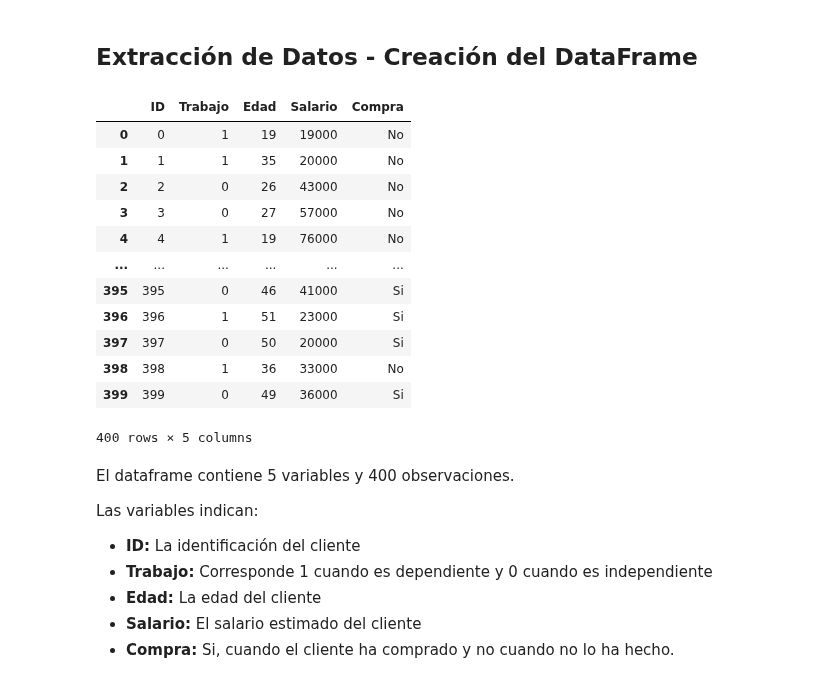
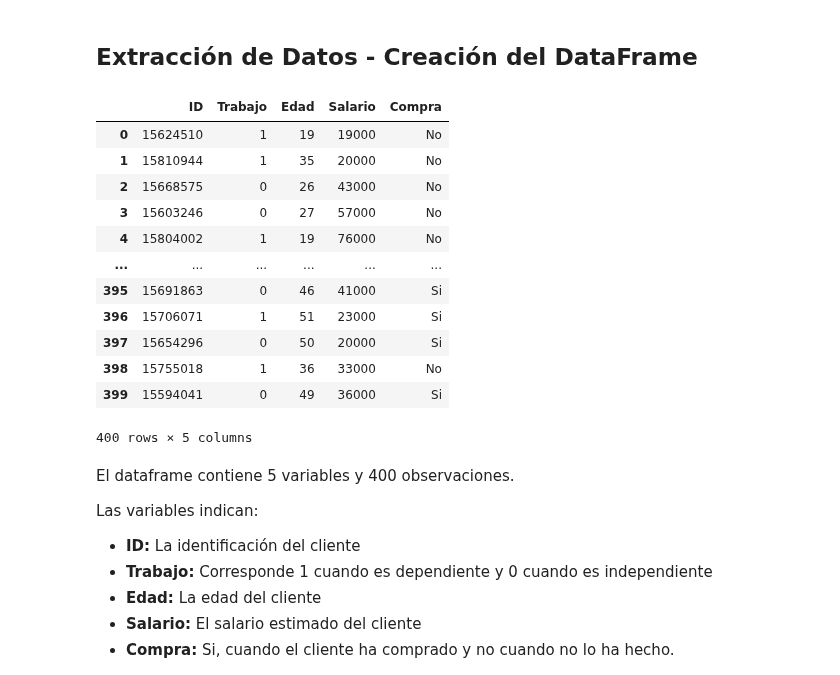
Before and after one commit to cristiandarioortegayubro/BA, a Jupyter notebook: cl_km_02.ipynb, the cells around one changed output. Saved outputs shown, nothing was run; the diff lists cells and outputs as text; code cells hidden in the pictures.

```diff
--- a/cl_km_02.ipynb
+++ b/cl_km_02.ipynb
@@ -28,4 +28,4 @@ from sklearn.metrics import silhouette_score
 # %% [markdown]
 ## **Extracción de Datos - Creación del DataFrame**
 # %%
-url = "https://raw.githubusercontent.com/LucaAPiattelli/Diplomatura_Business_Analytics_UDA/main/Modulo_11_Agrupacion/"
+datos = "https://raw.githubusercontent.com/cristiandarioortegayubro/BA/main/Datasets/Clientes.csv"
@@ -34,19 +32,19 @@ archivo = "clientes01.csv"
 # %%
-clientes = pd.read_csv(url+archivo)
+clientes = pd.read_csv(datos)
 clientes
 # %% [output]
 |  | ID | Trabajo | Edad | Salario | Compra |
-| 0 | 0 | 1 | 19 | 19000 | No |
-| 1 | 1 | 1 | 35 | 20000 | No |
-| 2 | 2 | 0 | 26 | 43000 | No |
-| 3 | 3 | 0 | 27 | 57000 | No |
-| 4 | 4 | 1 | 19 | 76000 | No |
+| 0 | 15624510 | 1 | 19 | 19000 | No |
+| 1 | 15810944 | 1 | 35 | 20000 | No |
+| 2 | 15668575 | 0 | 26 | 43000 | No |
+| 3 | 15603246 | 0 | 27 | 57000 | No |
+| 4 | 15804002 | 1 | 19 | 76000 | No |
 | ... | ... | ... | ... | ... | ... |
-| 395 | 395 | 0 | 46 | 41000 | Si |
-| 396 | 396 | 1 | 51 | 23000 | Si |
-| 397 | 397 | 0 | 50 | 20000 | Si |
-| 398 | 398 | 1 | 36 | 33000 | No |
-| 399 | 399 | 0 | 49 | 36000 | Si |
+| 395 | 15691863 | 0 | 46 | 41000 | Si |
+| 396 | 15706071 | 1 | 51 | 23000 | Si |
+| 397 | 15654296 | 0 | 50 | 20000 | Si |
+| 398 | 15755018 | 1 | 36 | 33000 | No |
+| 399 | 15594041 | 0 | 49 | 36000 | Si |
 400 rows × 5 columns
 # %% [markdown]
 El dataframe contiene 5 variables y 400 observaciones.
```
Also changed, not shown: parts of 10 cells of this notebook.
